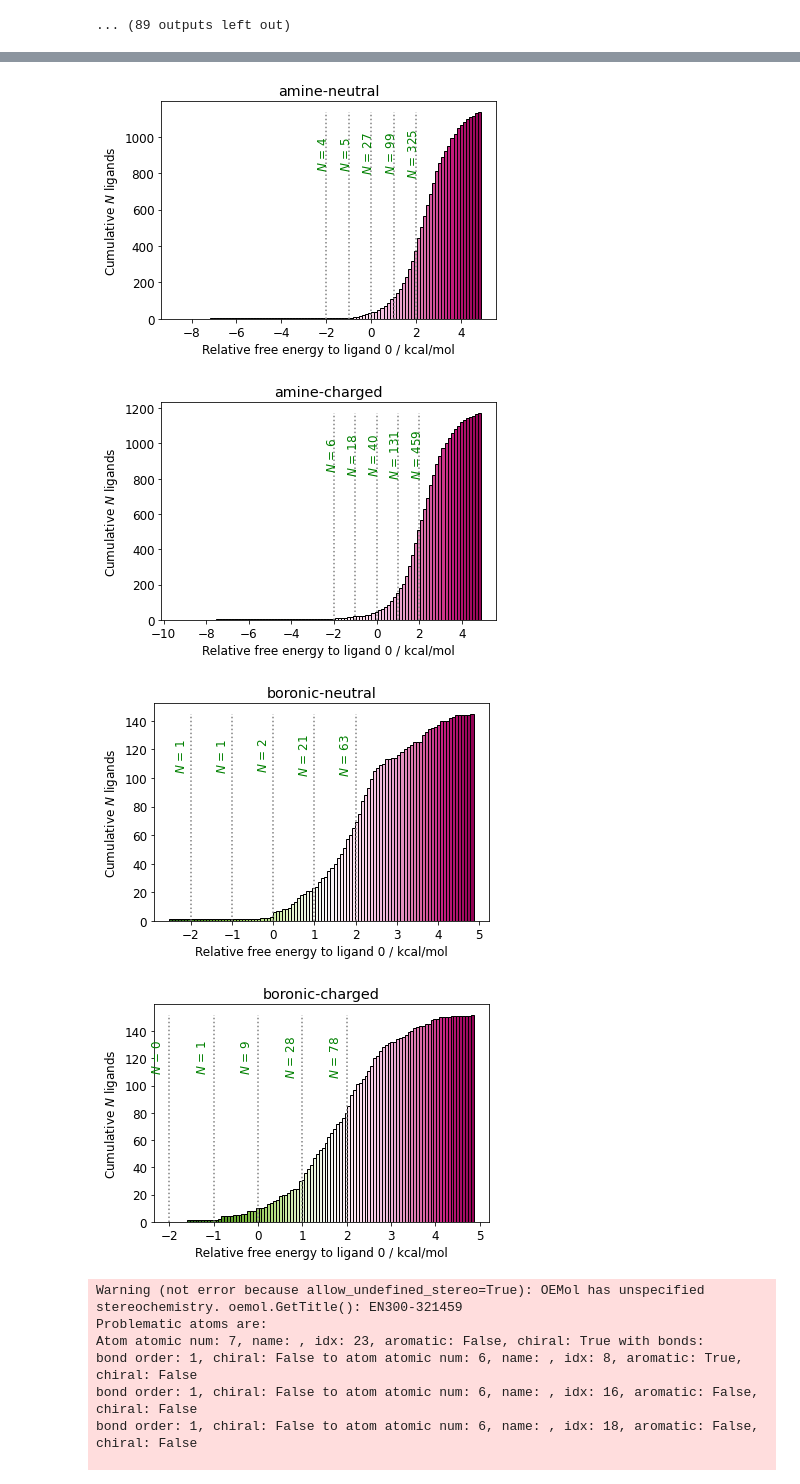
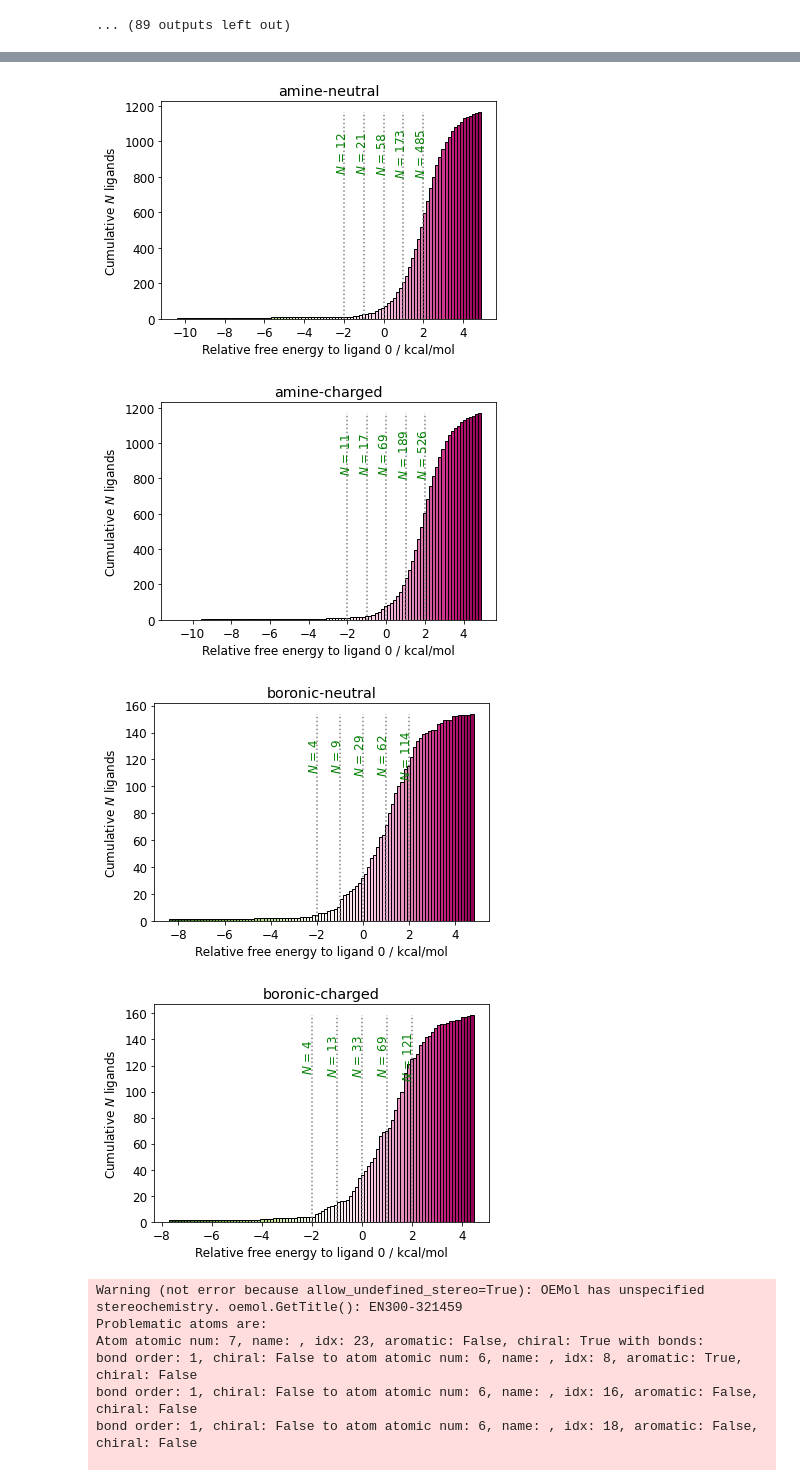
Before and after one commit to choderalab/PersesAtFoldingAtHome, a Jupyter notebook: 13420/ANALYSIS-prospective.ipynb, the cells around one changed output, grey strips where cells are left out. Cells and saved outputs as stored; diff of their text form; code cells hidden in the pictures.

```diff
--- a/13420/ANALYSIS-prospective.ipynb
+++ b/13420/ANALYSIS-prospective.ipynb
@@ -367,29 +366,29 @@ def _get_better_than(ligand_result, threshold=0):
     return [(k,v) for k,v in ligand_result.items() if v < threshold]
 # %%
 for results in r:
-    ligand_result = r[results]['DDG_f']
+    ligand_result = r[results]['DDG_r']
     subset = {k:v for k,v in ligand_result.items() if v < 5}
 
     cm = plt.cm.get_cmap('PiYG')
 
     # Get the histogramp
     Y,X = np.histogram(list(subset.values()), 100)
     Y = np.cumsum(Y)
     # Y = np.log(Y)
     x_span = X.max()-X.min()
     C = [cm(((X.max()-x)/x_span)) for x in X]
 
     plt.bar(X[:-1],Y,color=C,width=X[1]-X[0],edgecolor='k')
 
     for v in range(-2,3):
         plt.vlines(-v,0,max(Y),'grey',linestyles=':')
         plt.text(v-0.4, 0.8*max(Y),f"$N$ = {len(_get_better_than(subset,v))}", rotation=90, verticalalignment='center',color='green')
     plt.xlabel('Relative free energy to ligand 0 / kcal/mol')
     plt.ylabel('Cumulative $N$ ligands')
     plt.title(results)
     plt.show()
 # %% [output]
-[figure, old version]
+[figure, new version]
-[figure, old version]
+[figure, new version]
-[figure, old version]
+[figure, new version]
-[figure, old version]
+[figure, new version]
```
Also changed, not shown: parts of 24 cells of this notebook, 1 other file.
